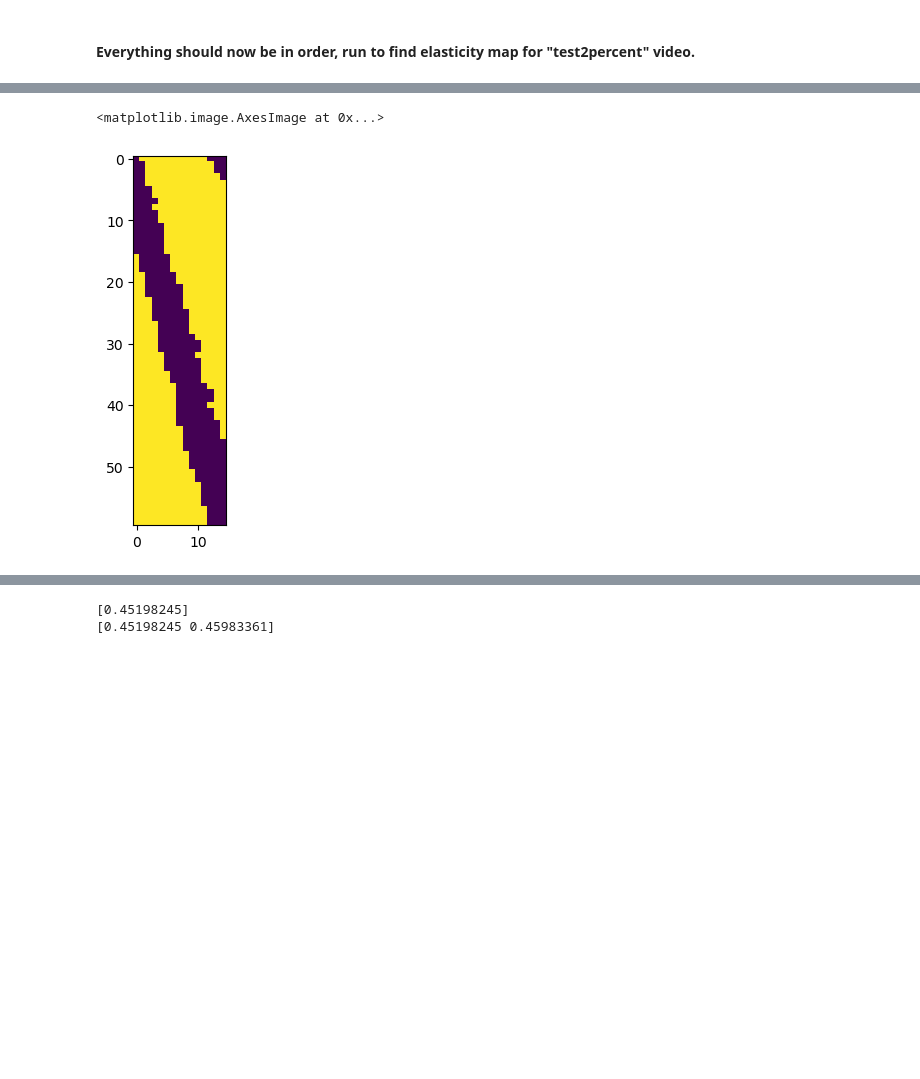
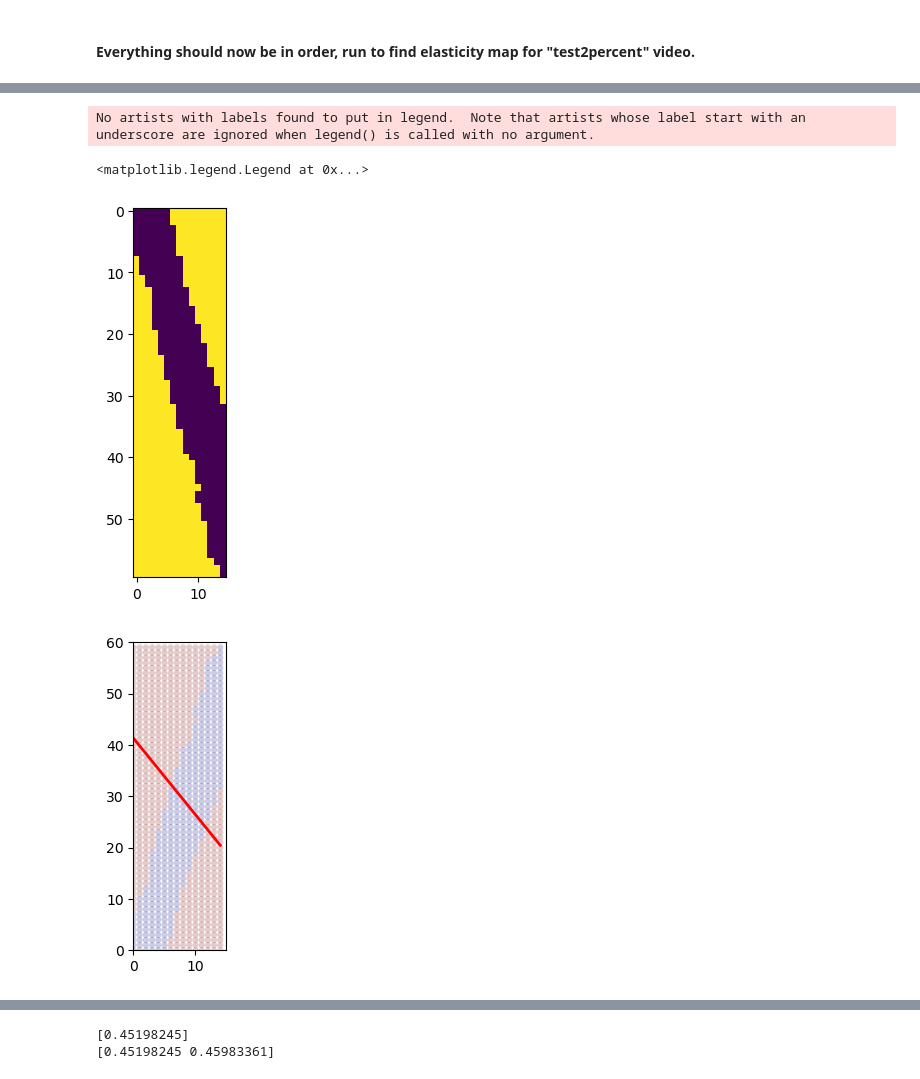
Before and after one commit to ecominator/optical_elastography, a Jupyter notebook: elasticity_sim.ipynb, the cells around one changed output, grey strips where cells are left out. Saved outputs shown, nothing was run; the diff lists cells and outputs as text; code cells hidden in the pictures; blank space fills up the shorter version.

```diff
--- a/elasticity_sim.ipynb
+++ b/elasticity_sim.ipynb
@@ -296,14 +316,46 @@ plt.imshow(corr_full_y)
 [figure]
-# %%
-#clean version
-T=30
-image = np.copy(corr_full_y)
-image[corr_full_y<T] = 0
-image[corr_full_y>=T] = 1
-plt.imshow(image)
-# %% [output]
-<matplotlib.image.AxesImage at 0x...>
-[figure, removed]
+# %%
+#clean version
+T=50
+image = np.copy(corr_full_y)
+image[corr_full_y<T] = 0
+image[corr_full_y>=T] = 1
+plt.imshow(image)
+#print(image)
+
+#flip matrix (mirrored image)
+mirror_image = np.fliplr(image)
+#print(mirror_image)
+
+#using clean version to fit a line
+z = image
+y, x = np.indices(z.shape)
+valid_z = (y.ravel()>=0) & (z.ravel()>=0)
+x_valid = x.ravel()[valid_z]
+y_valid = y.ravel()[valid_z]
+z_valid = z.ravel()[valid_z]
+# fitting best curve
+fig = plt.figure(figsize=(1.2,4))
+ax = fig.add_subplot(111)
+ax.scatter(x_valid, y_valid, c=z_valid, alpha=0.2, s=20, edgecolor='none',
+        cmap=plt.cm.jet)
+# finding best-fit curve
+z = np.polyfit(x_valid, y_valid, w=z_valid**0.5, deg=1)
+p = np.poly1d(z)
+# plotting
+x_plot = np.linspace(x_valid.min(), x_valid.max(), 100)
+y_plot = p(x_plot)
+ax.plot(x_plot, y_plot, 'r-', lw=2)
+ax.set_xlim(0, x.shape[1])
+ax.set_ylim(0, y.shape[0])
+
+ax.legend(loc='lower left', frameon=False, fontsize=8)
+#fig.savefig('test.png', bbox_inches='tight')
+# %% [output]
+No artists with labels found to put in legend.  Note that artists whose label start with an underscore are ignored when legend() is called with no argument.
+<matplotlib.legend.Legend at 0x...>
+[figure, added]
+[figure, added]
 # %%
 # Save the Numpy array as Image
 image_filename = "image0.jpeg"
```
Also changed, not shown: parts of 3 cells of this notebook.
